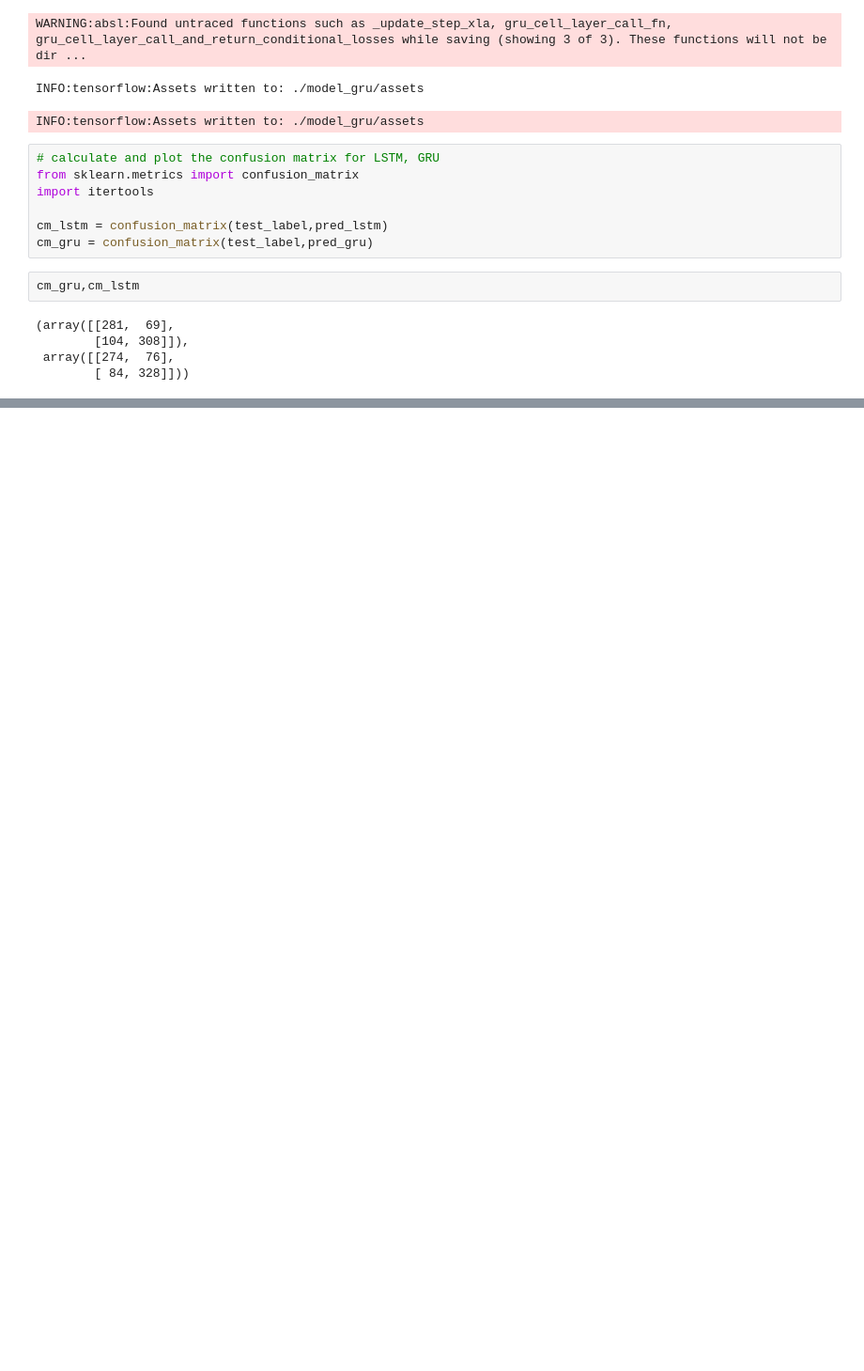
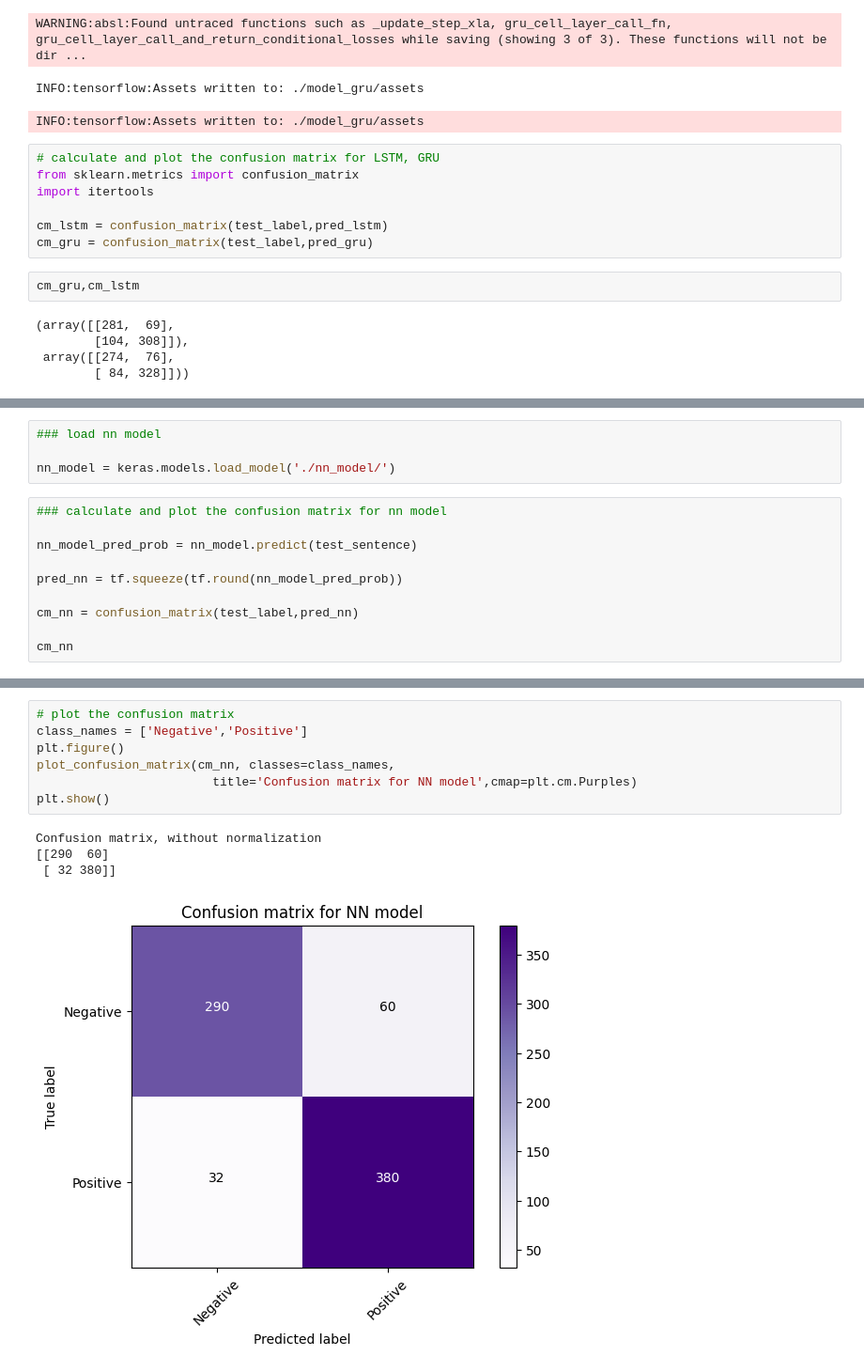
Before and after one commit to FaisalKabirGalib/NLP-Thesis, a Jupyter notebook: notebook/nn_exp.ipynb, the cells around one changed output, grey strips where cells are left out. Shown at 94% size. Saved outputs shown, nothing was run; the diff lists cells and outputs as text; blank space fills up the shorter version.

```diff
--- a/notebook/nn_exp.ipynb
+++ b/notebook/nn_exp.ipynb
@@ -300,0 +314,14 @@ Confusion matrix, without normalization
+# %%
+### load nn model
+
+nn_model = keras.models.load_model('./nn_model/')
+# %%
+### calculate and plot the confusion matrix for nn model
+
+nn_model_pred_prob = nn_model.predict(test_sentence)
+
+pred_nn = tf.squeeze(tf.round(nn_model_pred_prob))
+
+cm_nn = confusion_matrix(test_label,pred_nn)
+
+cm_nn
@@ -300,0 +332,12 @@ Confusion matrix, without normalization
+# %%
+# plot the confusion matrix
+class_names = ['Negative','Positive']
+plt.figure()
+plot_confusion_matrix(cm_nn, classes=class_names,
+                        title='Confusion matrix for NN model',cmap=plt.cm.Purples)
+plt.show()
+# %% [output]
+Confusion matrix, without normalization
+[[290  60]
+ [ 32 380]]
+[figure, added]
```
Also changed, not shown: parts of 2 cells of this notebook, 9 other files.
